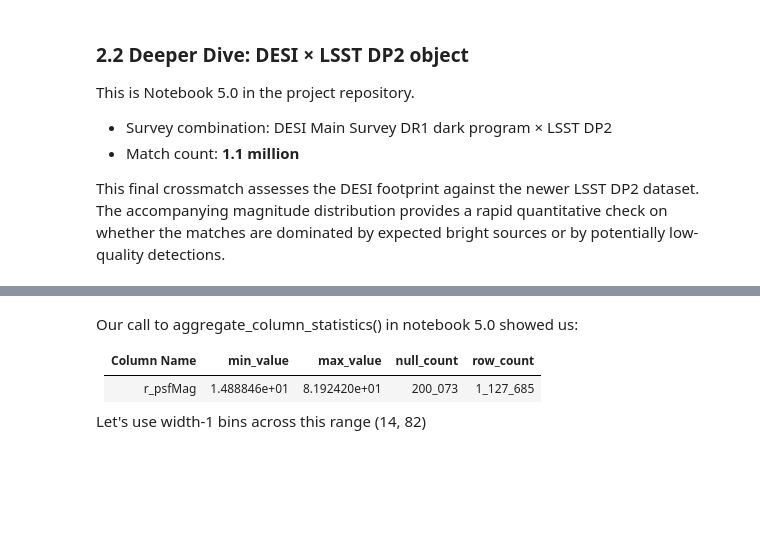
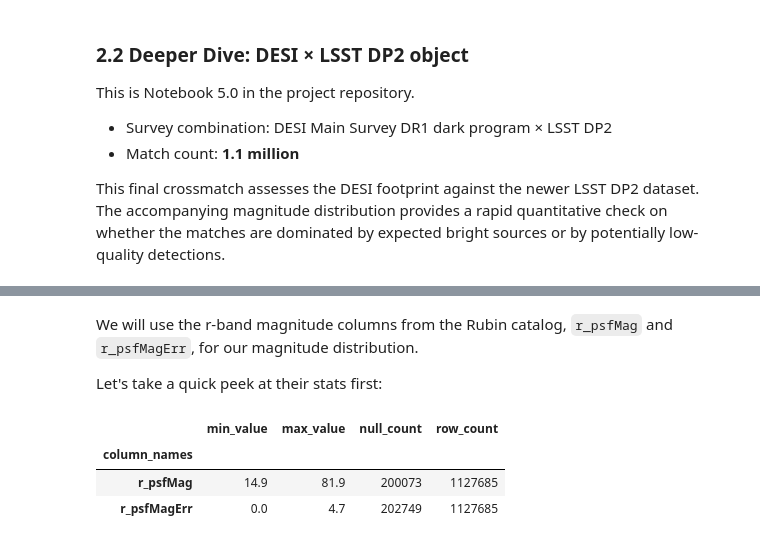
Before and after one commit to olivialynn/DESI-Crossmatch-Project, a Jupyter notebook: 06 - Final Summary/Final Summary.ipynb, the cells around one changed output, grey strips where cells are left out. Saved outputs shown, nothing was run; the diff lists cells and outputs as text; code cells hidden in the pictures; blank space fills up the shorter version.

```diff
--- a/06 - Final Summary/Final Summary.ipynb
+++ b/06 - Final Summary/Final Summary.ipynb
@@ -103,8 +104,12 @@ PermissionError: [Errno 13] Permission denied: '/sdf'
-# %% [markdown]
-Our call to aggregate_column_statistics() in notebook 5.0 showed us:
-
-| Column Name | min_value | max_value | null_count | row_count |
-|-------------|-----------|-----------|------------|-----------|
-| r_psfMag | 1.488846e+01 | 8.192420e+01 | 200_073 | 1_127_685 |
-
-Let's use width-1 bins across this range (14, 82)
+# %% [markdown]
+
+We will use the r-band magnitude columns from the Rubin catalog, `r_psfMag` and `r_psfMagErr`, for our magnitude distribution.
+
+Let's take a quick peek at their stats first:
+# %%
+hats.read_hats(catalog_path).aggregate_column_statistics().loc[["r_psfMag", "r_psfMagErr"]]
+# %% [output]
+|  | min_value | max_value | null_count | row_count |
+| column_names |  |  |  |  |
+| r_psfMag | 14.9 | 81.9 | 200073 | 1127685 |
+| r_psfMagErr | 0.0 | 4.7 | 202749 | 1127685 |
```
Also changed, not shown: parts of 11 cells of this notebook.
